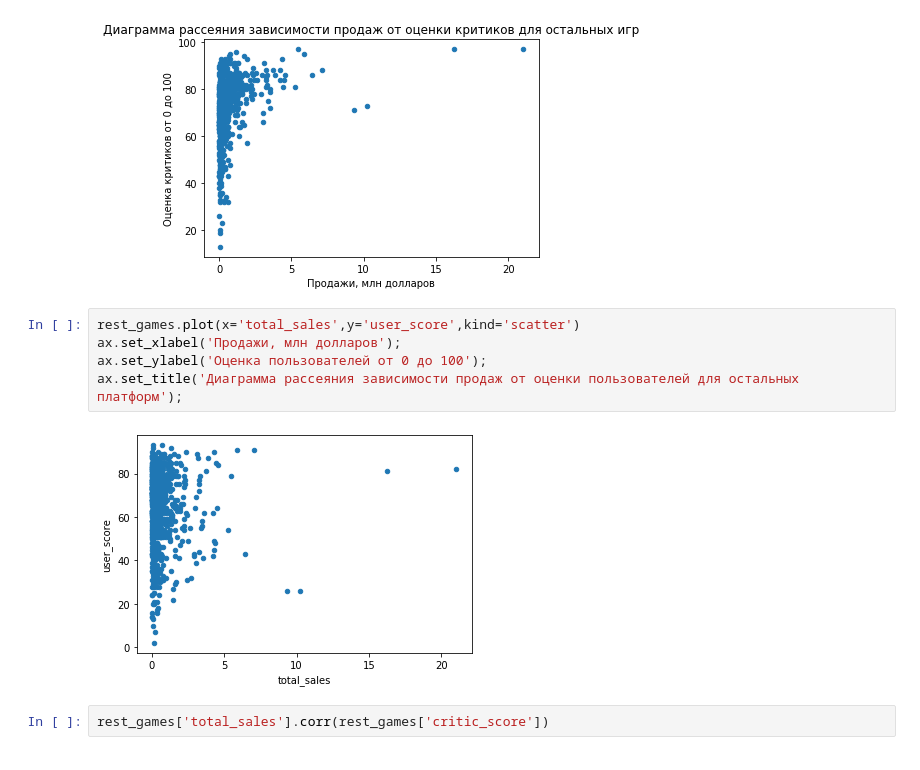
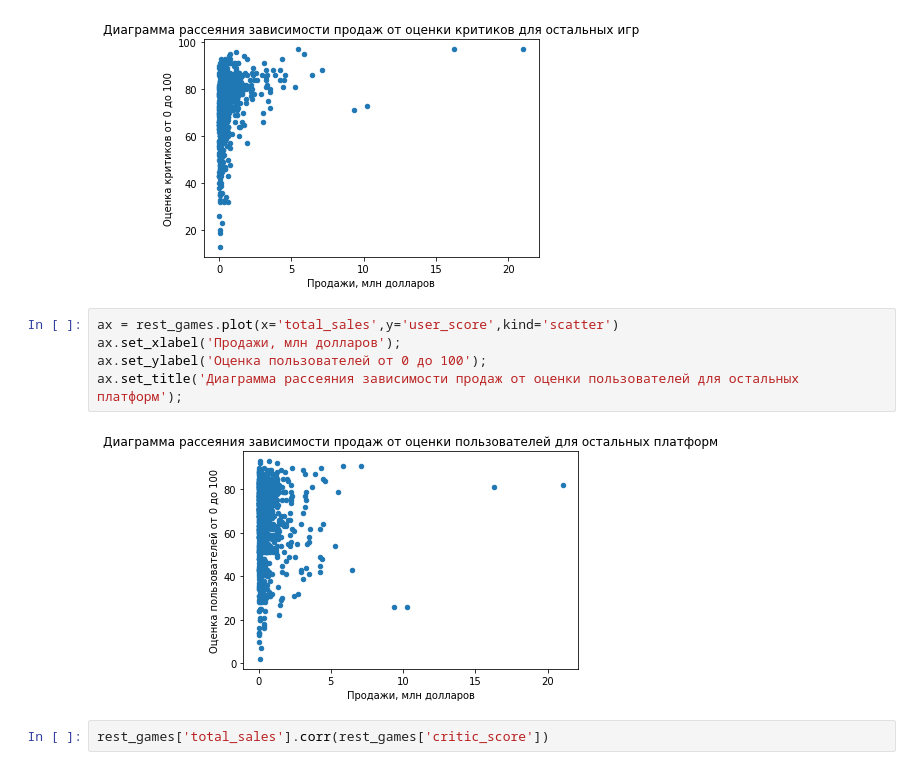
Before and after one commit to kristina-marunich/yandex-praktikum-projects, a Jupyter notebook: game-analytics/game-analytics-project.ipynb, the cells around one changed output. Drawn from its saved outputs; the diff is of its cells as text.

Commit message:
Fixed project Games analytics

```diff
--- a/game-analytics/game-analytics-project.ipynb
+++ b/game-analytics/game-analytics-project.ipynb
@@ -445,12 +445,12 @@ ax.set_title('Диаграмма рассеяния зависимости пр
 # %% [output]
 [figure]
 # %%
-rest_games.plot(x='total_sales',y='user_score',kind='scatter')
+ax = rest_games.plot(x='total_sales',y='user_score',kind='scatter')
 ax.set_xlabel('Продажи, млн долларов');
 ax.set_ylabel('Оценка пользователей от 0 до 100');
 ax.set_title('Диаграмма рассеяния зависимости продаж от оценки пользователей для остальных платформ');
 # %% [output]
-[figure, old version]
+[figure, new version]
 # %%
 rest_games['total_sales'].corr(rest_games['critic_score'])
 # %% [output]
```
Also changed, not shown: parts of 3 cells of this notebook.
